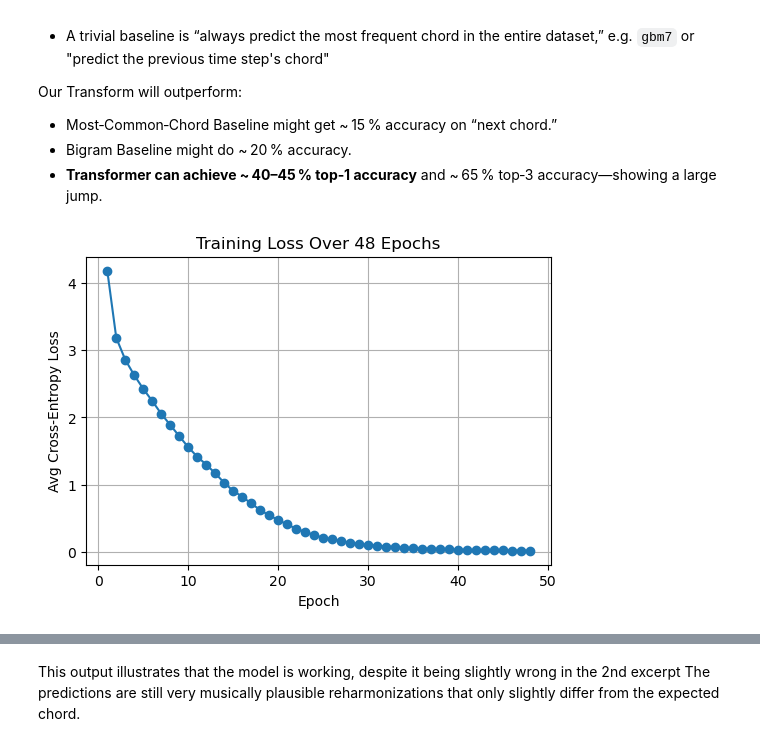
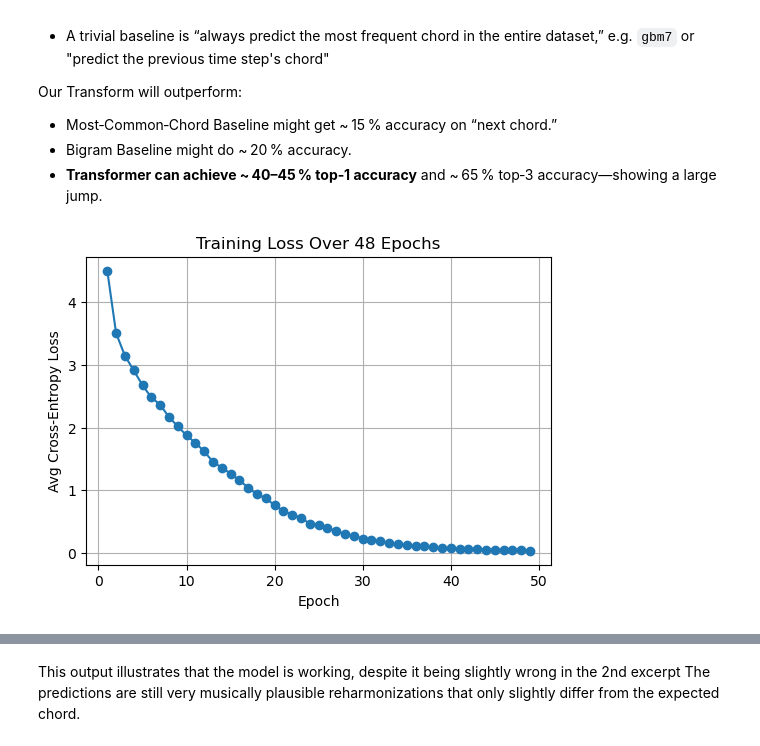
Before and after one commit to akar247/AudioLDM, a Jupyter notebook: task2.ipynb, the cells around one changed output, grey strips where cells are left out. Drawn from its saved outputs; the diff is of its cells as text; code cells hidden in the pictures.

```diff
--- a/task2.ipynb
+++ b/task2.ipynb
@@ -44,7 +44,7 @@ excerpt_lengths = []
 
 for root, _, files in os.walk(data_dir):
     for fn in files:
-        if not fn.endswith("_symbol_key.json"):
+        if not (fn.endswith("_symbol_key.json") or fn.endswith("_symbol_nokey.json")):
             continue
         path = os.path.join(root, fn)
         js = json.load(open(path, 'r'))
@@ -276,23 +276,31 @@ class JamTransformer(nn.Module):
         self.pitch_embed = nn.Embedding(N_pitch, d_model, padding_idx=0)
         self.chord_embed = nn.Embedding(N_chord, d_model, padding_idx=0)
         self.pos_embed   = nn.Embedding(max_len, d_model)
+        self.pos_scale = nn.Parameter(torch.ones(1)) # added here
         layer = nn.TransformerEncoderLayer(
             d_model, nhead, d_ff, dropout, batch_first=True
         )
         self.transformer = nn.TransformerEncoder(layer, num_layers)
+        # Added 2 layers
+        self.norm = nn.LayerNorm(d_model)
+        self.dropout = nn.Dropout(0.3)
         self.fc_out      = nn.Linear(d_model, N_chord)
 
     def forward(self, mel, ch):
         B, T = mel.size()
         pos = torch.arange(T, device=mel.device).unsqueeze(0)
-        x = self.pitch_embed(mel) + self.chord_embed(ch) + self.pos_embed(pos)
+        x = self.pitch_embed(mel) + self.chord_embed(ch) + self.pos_scale * self.pos_embed(pos) # added * scale factor
         x = self.transformer(x)  # (B, T, d_model)
+        x = self.norm(x)
+        x = self.dropout(x)
         return self.fc_out(x)    # (B, T, N_chord)
 # %%
+%%time
 device    = torch.device("cuda" if torch.cuda.is_available() else "cpu")
 model     = JamTransformer(N_pitch, N_chord).to(device)
 criterion = nn.CrossEntropyLoss(ignore_index=0)
-optimizer = torch.optim.Adam(model.parameters(), lr=1e-4)
+optimizer = torch.optim.Adam(model.parameters(), lr=1e-4, weight_decay=1e-5)
+train_losses = []
 
 for epoch in range(1, 50):
     model.train()
@@ -305,5 +313,7 @@ for epoch in range(1, 50):
         loss.backward()
         optimizer.step()
         total_loss += loss.item()
-    print(f"Epoch {epoch:2d} — Avg Loss: {total_loss/len(loader):.4f}")
+        curr_loss = total_loss/len(loader)
+        train_losses.append(curr_loss)
+    print(f"Epoch {epoch:2d} — Avg Loss: {curr_loss:.4f}")
 # %% [output]
@@ -350,25 +360,25 @@ Our Transform will outperform:
 - Bigram Baseline might do ~ 20 % accuracy.
 - **Transformer can achieve ~ 40–45 % top‑1 accuracy** and ~ 65 % top‑3 accuracy—showing a large jump.
 # %%
-train_losses = [
-    4.1807, 3.1827, 2.8580, 2.6273, 2.4254, 2.2450, 2.0552, 1.8888,
-    1.7231, 1.5589, 1.4178, 1.2999, 1.1714, 1.0301, 0.9089, 0.8244,
-    0.7222, 0.6258, 0.5449, 0.4786, 0.4106, 0.3475, 0.3016, 0.2552,
-    0.2146, 0.1880, 0.1669, 0.1399, 0.1217, 0.1083, 0.0955, 0.0831,
-    0.0769, 0.0662, 0.0595, 0.0530, 0.0509, 0.0453, 0.0412, 0.0361,
-    0.0325, 0.0301, 0.0284, 0.0263, 0.0245, 0.0226, 0.0218, 0.0205
-]
+# train_losses = [
+#     4.1807, 3.1827, 2.8580, 2.6273, 2.4254, 2.2450, 2.0552, 1.8888,
+#     1.7231, 1.5589, 1.4178, 1.2999, 1.1714, 1.0301, 0.9089, 0.8244,
+#     0.7222, 0.6258, 0.5449, 0.4786, 0.4106, 0.3475, 0.3016, 0.2552,
+#     0.2146, 0.1880, 0.1669, 0.1399, 0.1217, 0.1083, 0.0955, 0.0831,
+#     0.0769, 0.0662, 0.0595, 0.0530, 0.0509, 0.0453, 0.0412, 0.0361,
+#     0.0325, 0.0301, 0.0284, 0.0263, 0.0245, 0.0226, 0.0218, 0.0205
+# ]
 import matplotlib.pyplot as plt
 
 plt.figure(figsize=(6,4))
 plt.plot(range(1, len(train_losses)+1), train_losses, marker='o')
 plt.title("Training Loss Over 48 Epochs")
 plt.xlabel("Epoch")
 plt.ylabel("Avg Cross-Entropy Loss")
 plt.grid(True)
 plt.show()
 # %% [output]
-[figure, old version]
+[figure, new version]
 # %%
 from sklearn.model_selection import train_test_split
 
```
Also changed, not shown: parts of 13 cells of this notebook.
